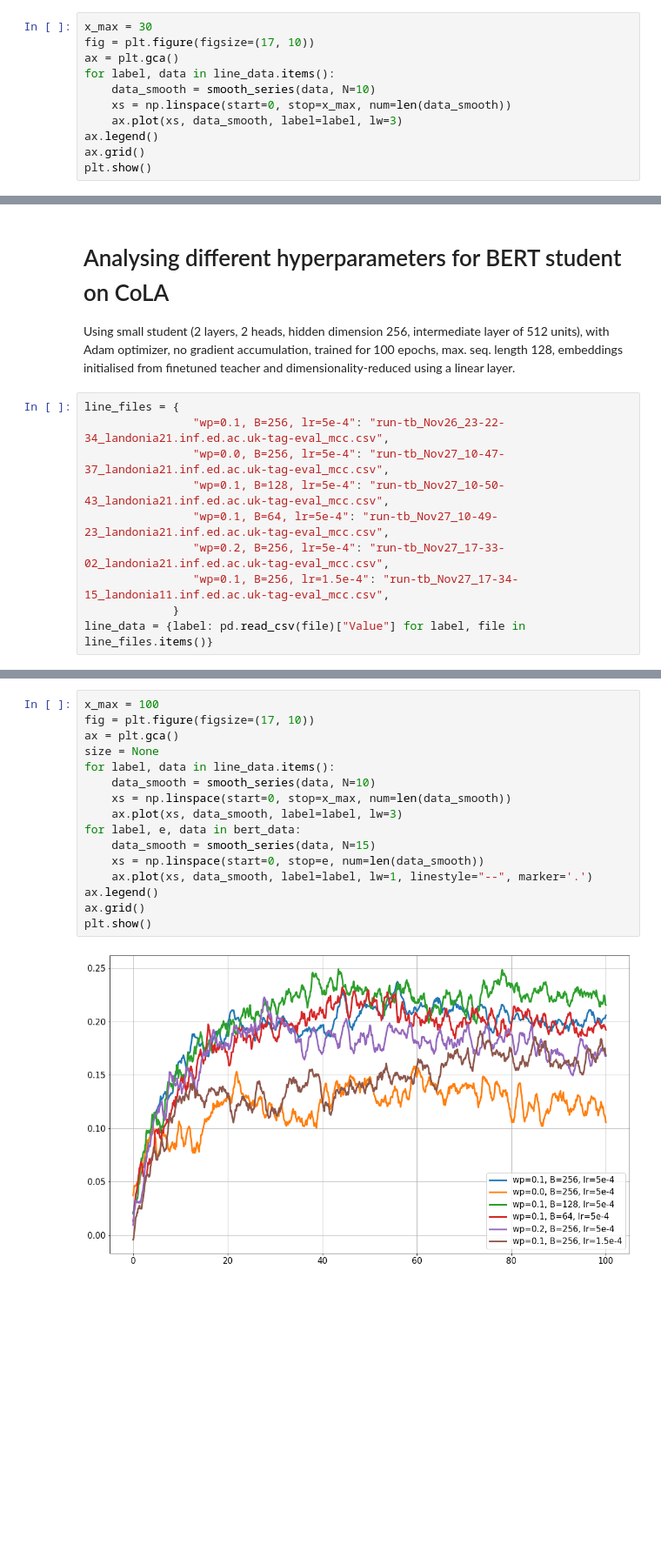
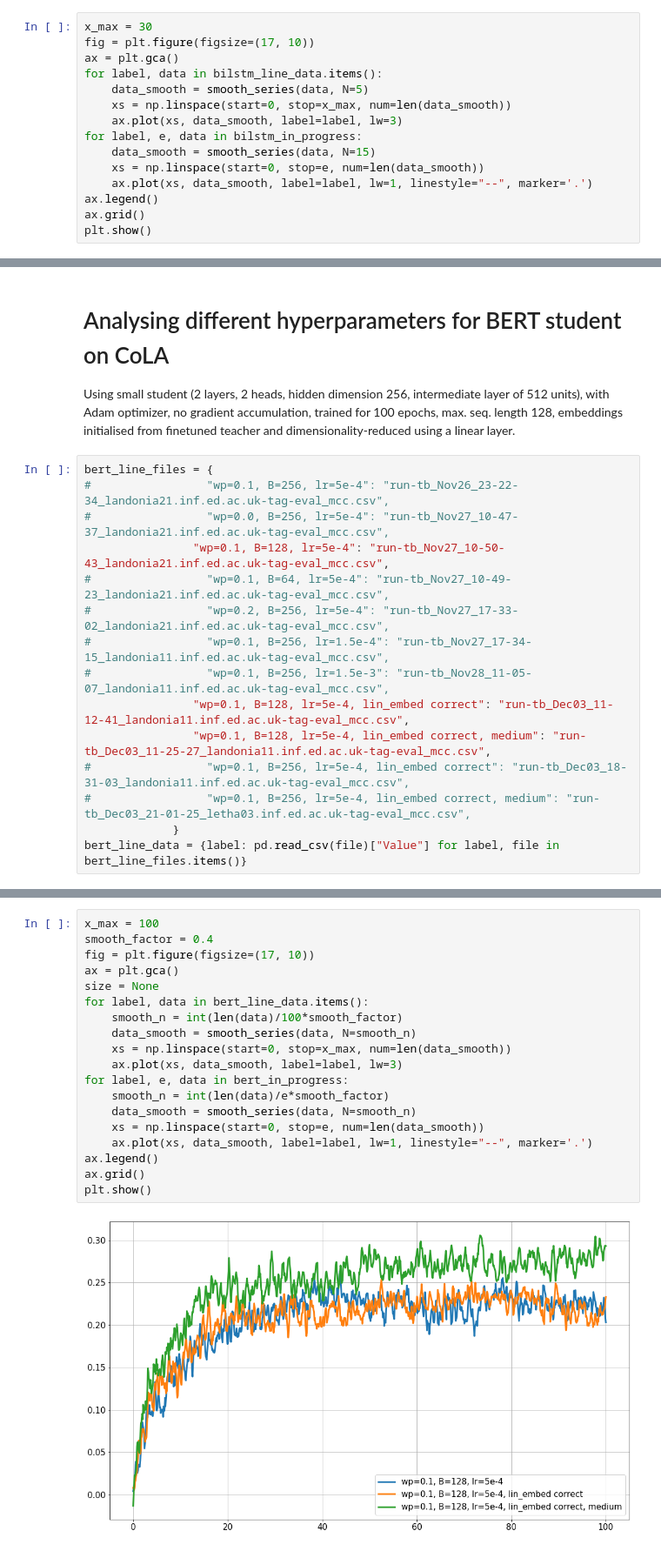
Before and after one commit to samsucik/knowledge-distil-bert, a Jupyter notebook: experiments/analysis/Analysis of distillation hyperparameters.ipynb, the cells around one changed output, grey strips where cells are left out. Shown at 87% size. Drawn from its saved outputs; the diff is of its cells as text; blank space fills up the shorter version.

```diff
--- a/experiments/analysis/Analysis of distillation hyperparameters.ipynb
+++ b/experiments/analysis/Analysis of distillation hyperparameters.ipynb
@@ -27,10 +36,14 @@ line_data = {label: pd.read_csv(file)["Value"] for label, file in line_files.ite
 x_max = 30
 fig = plt.figure(figsize=(17, 10))
 ax = plt.gca()
-for label, data in line_data.items():
-    data_smooth = smooth_series(data, N=10)
+for label, data in bilstm_line_data.items():
+    data_smooth = smooth_series(data, N=5)
     xs = np.linspace(start=0, stop=x_max, num=len(data_smooth))
     ax.plot(xs, data_smooth, label=label, lw=3)
+for label, e, data in bilstm_in_progress:
+    data_smooth = smooth_series(data, N=15)
+    xs = np.linspace(start=0, stop=e, num=len(data_smooth))
+    ax.plot(xs, data_smooth, label=label, lw=1, linestyle="--", marker='.')
 ax.legend()
 ax.grid()
 plt.show()
@@ -44,12 +58,17 @@ plt.show()
 # Analysing different hyperparameters for BERT student on CoLA
 Using small student (2 layers, 2 heads, hidden dimension 256, intermediate layer of 512 units), with Adam optimizer, no gradient accumulation, trained for 100 epochs, max. seq. length 128, embeddings initialised from finetuned teacher and dimensionality-reduced using a linear layer.
 # %%
-line_files = {
-                "wp=0.1, B=256, lr=5e-4": "run-tb_Nov26_23-22-34_landonia21.inf.ed.ac.uk-tag-eval_mcc.csv",
-                "wp=0.0, B=256, lr=5e-4": "run-tb_Nov27_10-47-37_landonia21.inf.ed.ac.uk-tag-eval_mcc.csv",
+bert_line_files = {
+#                 "wp=0.1, B=256, lr=5e-4": "run-tb_Nov26_23-22-34_landonia21.inf.ed.ac.uk-tag-eval_mcc.csv",
+#                 "wp=0.0, B=256, lr=5e-4": "run-tb_Nov27_10-47-37_landonia21.inf.ed.ac.uk-tag-eval_mcc.csv",
                 "wp=0.1, B=128, lr=5e-4": "run-tb_Nov27_10-50-43_landonia21.inf.ed.ac.uk-tag-eval_mcc.csv",
-                "wp=0.1, B=64, lr=5e-4": "run-tb_Nov27_10-49-23_landonia21.inf.ed.ac.uk-tag-eval_mcc.csv",
-                "wp=0.2, B=256, lr=5e-4": "run-tb_Nov27_17-33-02_landonia21.inf.ed.ac.uk-tag-eval_mcc.csv",
-                "wp=0.1, B=256, lr=1.5e-4": "run-tb_Nov27_17-34-15_landonia11.inf.ed.ac.uk-tag-eval_mcc.csv",
+#                 "wp=0.1, B=64, lr=5e-4": "run-tb_Nov27_10-49-23_landonia21.inf.ed.ac.uk-tag-eval_mcc.csv",
+#                 "wp=0.2, B=256, lr=5e-4": "run-tb_Nov27_17-33-02_landonia21.inf.ed.ac.uk-tag-eval_mcc.csv",
+#                 "wp=0.1, B=256, lr=1.5e-4": "run-tb_Nov27_17-34-15_landonia11.inf.ed.ac.uk-tag-eval_mcc.csv",
+#                 "wp=0.1, B=256, lr=1.5e-3": "run-tb_Nov28_11-05-07_landonia11.inf.ed.ac.uk-tag-eval_mcc.csv",
+                "wp=0.1, B=128, lr=5e-4, lin_embed correct": "run-tb_Dec03_11-12-41_landonia11.inf.ed.ac.uk-tag-eval_mcc.csv",
+                "wp=0.1, B=128, lr=5e-4, lin_embed correct, medium": "run-tb_Dec03_11-25-27_landonia11.inf.ed.ac.uk-tag-eval_mcc.csv",
+#                 "wp=0.1, B=256, lr=5e-4, lin_embed correct": "run-tb_Dec03_18-31-03_landonia11.inf.ed.ac.uk-tag-eval_mcc.csv",
+#                 "wp=0.1, B=256, lr=5e-4, lin_embed correct, medium": "run-tb_Dec03_21-01-25_letha03.inf.ed.ac.uk-tag-eval_mcc.csv",
              }
-line_data = {label: pd.read_csv(file)["Value"] for label, file in line_files.items()}
+bert_line_data = {label: pd.read_csv(file)["Value"] for label, file in bert_line_files.items()}
@@ -62,20 +82,23 @@ bert_data = [
 # %%
 x_max = 100
+smooth_factor = 0.4
 fig = plt.figure(figsize=(17, 10))
 ax = plt.gca()
 size = None
-for label, data in line_data.items():
-    data_smooth = smooth_series(data, N=10)
+for label, data in bert_line_data.items():
+    smooth_n = int(len(data)/100*smooth_factor)
+    data_smooth = smooth_series(data, N=smooth_n)
     xs = np.linspace(start=0, stop=x_max, num=len(data_smooth))
     ax.plot(xs, data_smooth, label=label, lw=3)
-for label, e, data in bert_data:
-    data_smooth = smooth_series(data, N=15)
+for label, e, data in bert_in_progress:
+    smooth_n = int(len(data)/e*smooth_factor)
+    data_smooth = smooth_series(data, N=smooth_n)
     xs = np.linspace(start=0, stop=e, num=len(data_smooth))
     ax.plot(xs, data_smooth, label=label, lw=1, linestyle="--", marker='.')
 ax.legend()
 ax.grid()
 plt.show()
 # %% [output]
-[figure, old version]
+[figure, new version]
 # %% [markdown]
 **Conclusions**
```
Also changed, not shown: parts of 7 cells of this notebook, 8 other files.
